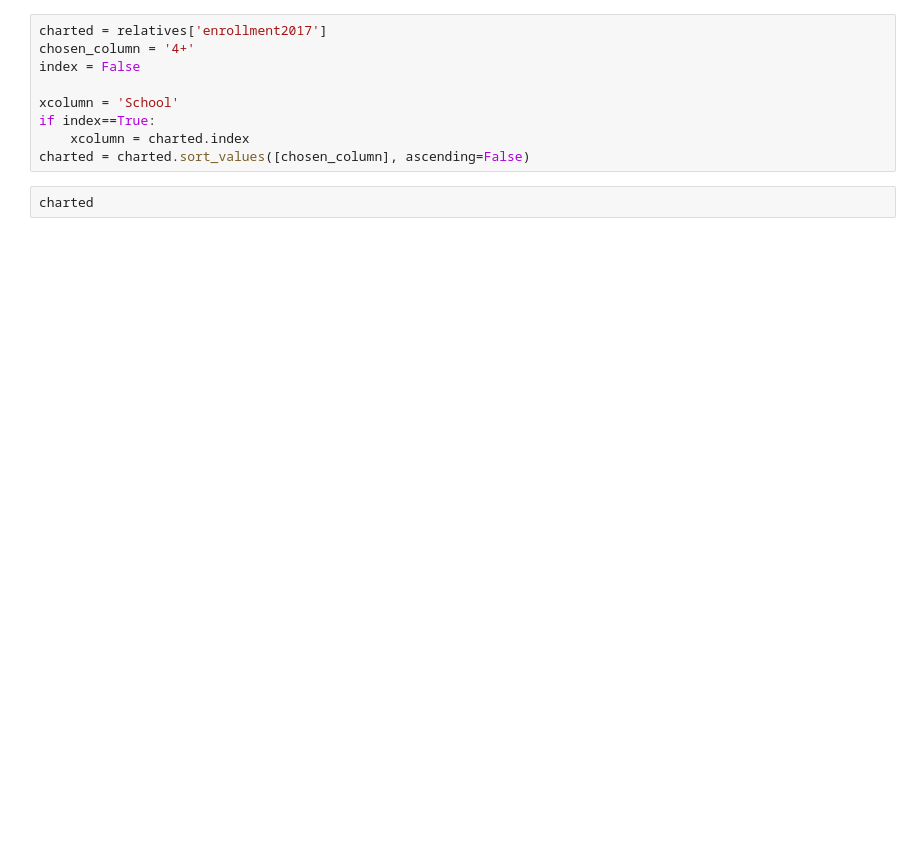
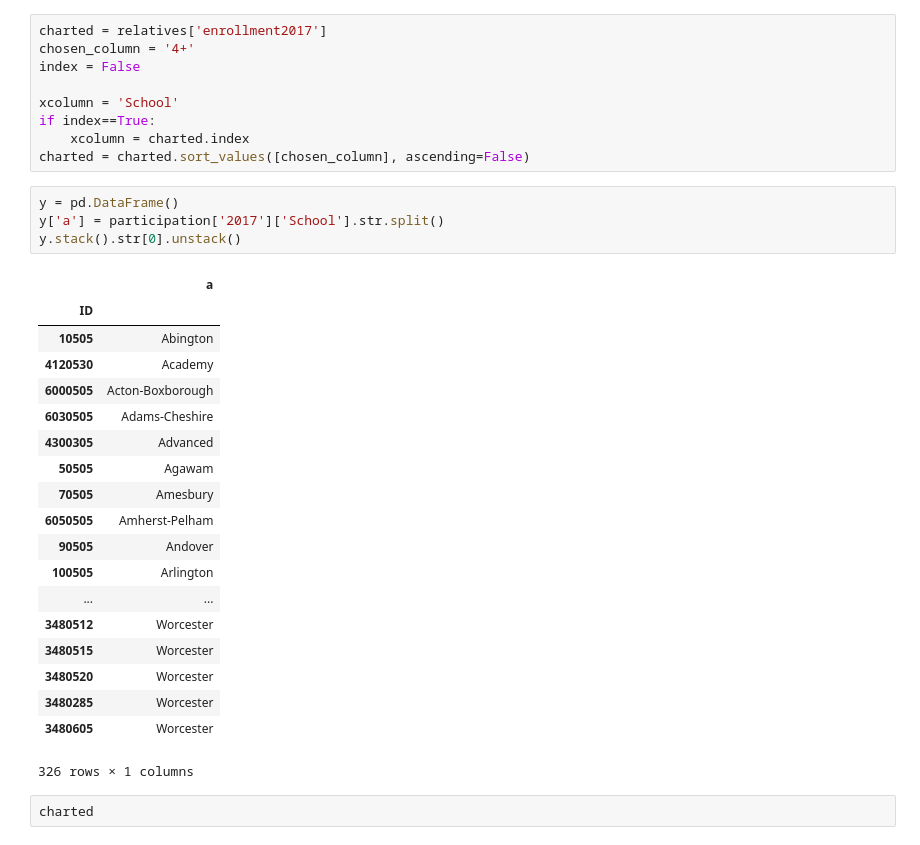
Before and after one commit to elanrosen/MA-State-AP-Data-Analysis, a Jupyter notebook: ParticipationAnalysis/2007-18analysis.ipynb, the cells around one changed output. Saved outputs shown, nothing was run; the diff lists cells and outputs as text; blank space fills up the shorter version.

Commit message:
district name column in relatives dfs

```diff
--- a/ParticipationAnalysis/2007-18analysis.ipynb
+++ b/ParticipationAnalysis/2007-18analysis.ipynb
@@ -66,6 +70,30 @@ xcolumn = 'School'
 if index==True:
     xcolumn = charted.index
 charted = charted.sort_values([chosen_column], ascending=False)
+# %%
+y = pd.DataFrame()
+y['a'] = participation['2017']['School'].str.split()
+y.stack().str[0].unstack()
+# %% [output]
+|  | a |
+| ID |  |
+| 10505 | Abington |
+| 4120530 | Academy |
+| 6000505 | Acton-Boxborough |
+| 6030505 | Adams-Cheshire |
+| 4300305 | Advanced |
+| 50505 | Agawam |
+| 70505 | Amesbury |
+| 6050505 | Amherst-Pelham |
+| 90505 | Andover |
+| 100505 | Arlington |
+| ... | ... |
+| 3480512 | Worcester |
+| 3480515 | Worcester |
+| 3480520 | Worcester |
+| 3480285 | Worcester |
+| 3480605 | Worcester |
+326 rows × 1 columns
 # %%
 charted
 # %% [output]
```
Also changed, not shown: parts of 1 cell of this notebook.
